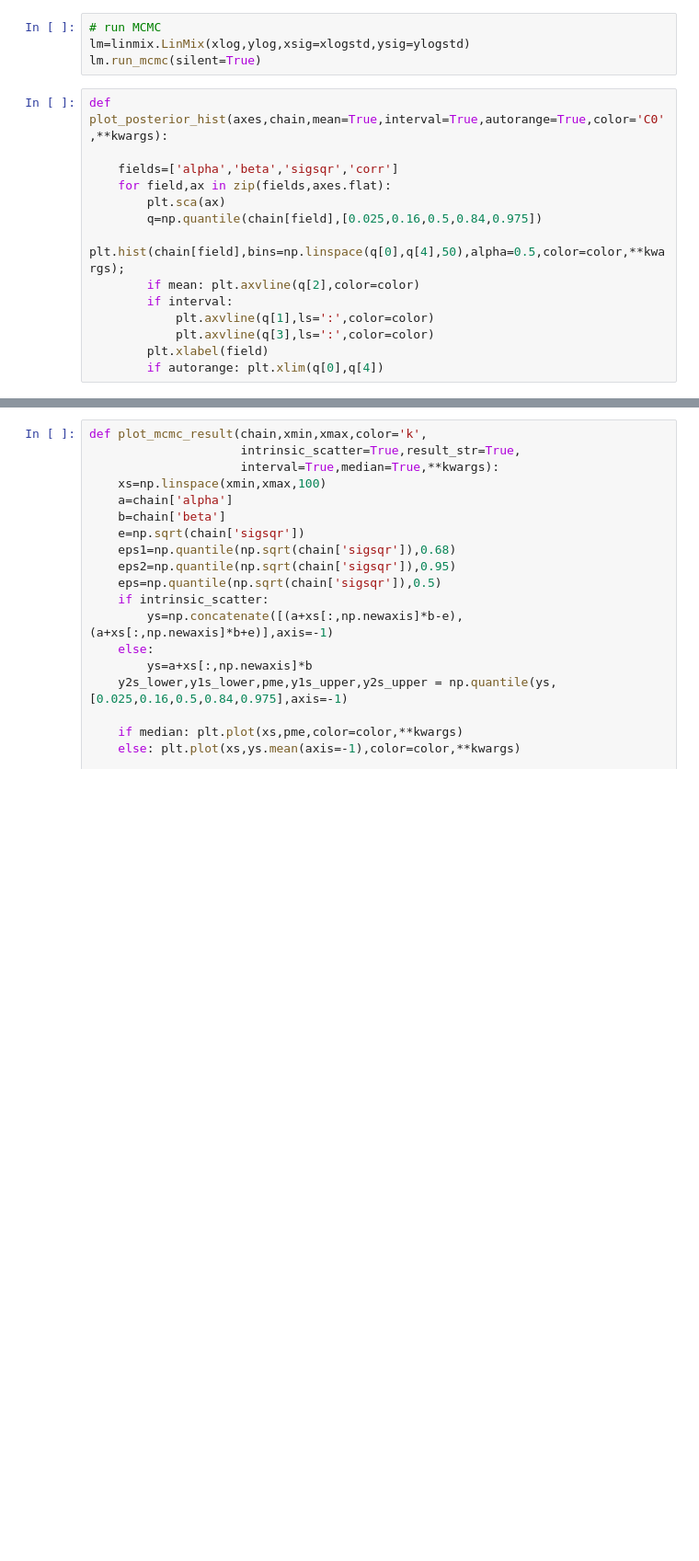
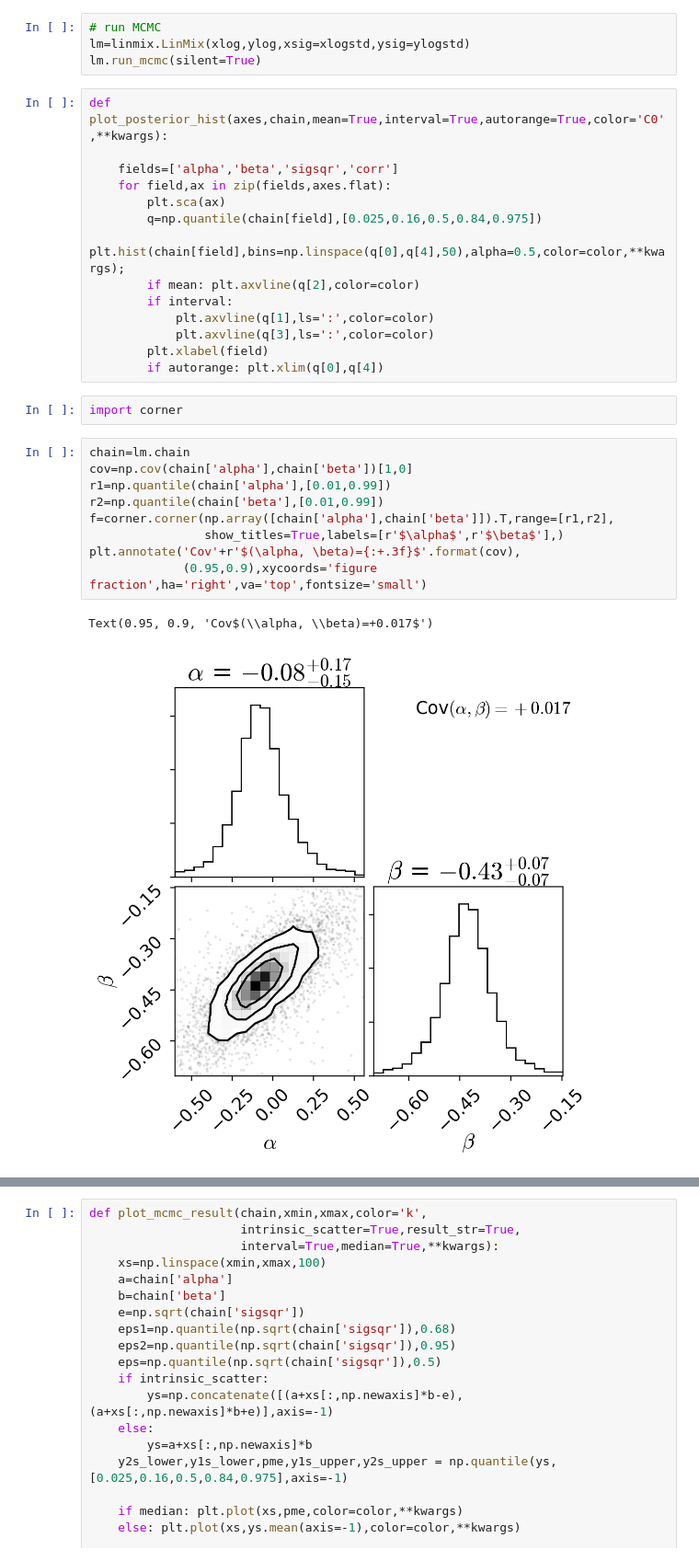
Before and after one commit to changgoo/tigress-wind-figureset, a Jupyter notebook: tables/Example_scripts.ipynb, the cells around one changed output, grey strips where cells are left out. Shown: that part at 92% size. Saved outputs shown, nothing was run; the diff lists cells and outputs as text; blank space fills up the shorter version.

```diff
--- a/tables/Example_scripts.ipynb
+++ b/tables/Example_scripts.ipynb
@@ -130,6 +126,20 @@ def plot_posterior_hist(axes,chain,mean=True,interval=True,autorange=True,color=
             plt.axvline(q[3],ls=':',color=color)
         plt.xlabel(field)
         if autorange: plt.xlim(q[0],q[4])
+# %%
+import corner
+# %%
+chain=lm.chain
+cov=np.cov(chain['alpha'],chain['beta'])[1,0]
+r1=np.quantile(chain['alpha'],[0.01,0.99])
+r2=np.quantile(chain['beta'],[0.01,0.99])
+f=corner.corner(np.array([chain['alpha'],chain['beta']]).T,range=[r1,r2],
+                show_titles=True,labels=[r'$\alpha$',r'$\beta$'],)
+plt.annotate('Cov'+r'$(\alpha, \beta)={:+.3f}$'.format(cov),
+             (0.95,0.9),xycoords='figure fraction',ha='right',va='top',fontsize='small')
+# %% [output]
+Text(0.95, 0.9, 'Cov$(\\alpha, \\beta)=+0.017$')
+[figure, added]
 # %%
 # plot historams of posterior distributions
 fig,axes=plt.subplots(2,2)
```
Also changed, not shown: parts of 7 cells of this notebook, 6 other files.
